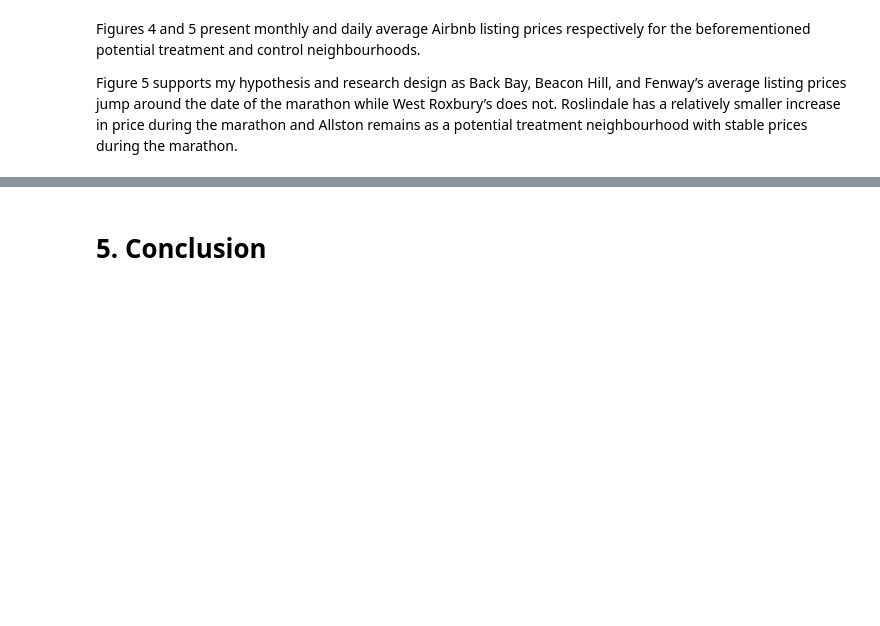
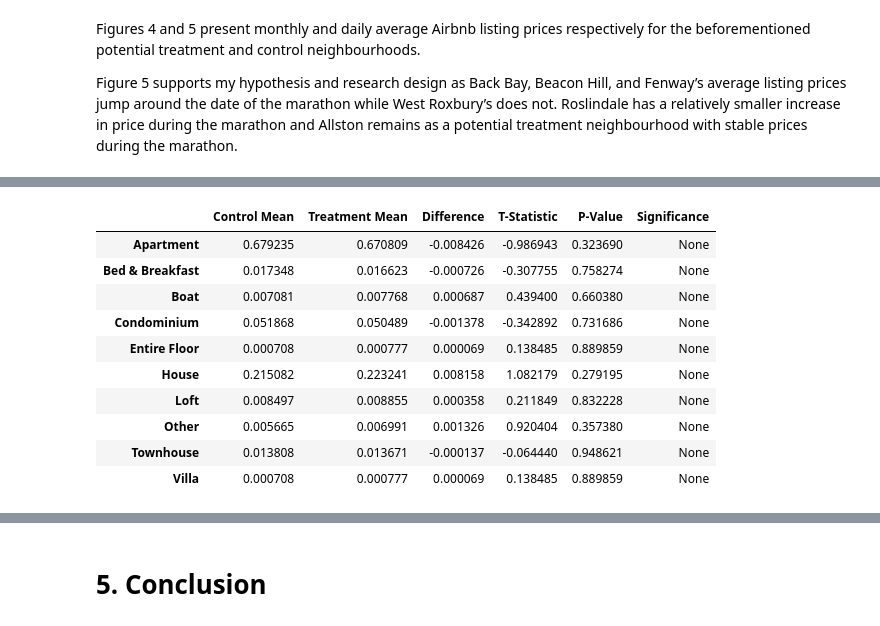
Before and after one commit to ECO225-W2025/eco225-project-code-easteli, a Jupyter notebook: ProjectEliEaston.ipynb, the cells around one changed output, grey strips where cells are left out. Cells and saved outputs as stored; diff of their text form; code cells hidden in the pictures; blank space fills up the shorter version.

```diff
--- a/ProjectEliEaston.ipynb
+++ b/ProjectEliEaston.ipynb
@@ -861,0 +1164,45 @@ plt.show()
+# %%
+control = reg1_temp[reg1_temp["treatment"] == 0]
+treatment = reg1_temp[reg1_temp["treatment"] == 1]
+
+regressors = ['Apartment', 'Bed & Breakfast', 'Boat', 'Condominium', 'Entire Floor',
+       'House', 'Loft', 'Other', 'Townhouse', 'Villa']
+
+#Create empty dictionary which will store final results
+results = {}
+
+#Create for loop, which will loop through regressors list
+for regressor in regressors:
+
+    regressor_control = control[regressor]
+    regressor_treatment = treatment[regressor]
+
+    t_stat, p_value = stats.ttest_ind(regressor_treatment, regressor_control, equal_var=False)
+
+    significance = "***" if p_value < 0.01 else "**" if p_value < 0.05 else "*" if p_value < 0.1 else "None"
+
+    results[regressor] = {
+        "Control Mean": regressor_control.mean(),
+        "Treatment Mean": regressor_treatment.mean(),
+        "Difference": regressor_treatment.mean() - regressor_control.mean(),
+        "T-Statistic": t_stat,
+        "P-Value": p_value,
+        "Significance": significance
+    }
+
+#.from_dict documentation: https://pandas.pydata.org/docs/reference/api/pandas.DataFrame.from_dict.html
+final_frame = pd.DataFrame.from_dict(results, orient="index")
+
+final_frame
+# %% [output]
+|  | Control Mean | Treatment Mean | Difference | T-Statistic | P-Value | Significance |
+| Apartment | 0.679235 | 0.670809 | -0.008426 | -0.986943 | 0.323690 | None |
+| Bed & Breakfast | 0.017348 | 0.016623 | -0.000726 | -0.307755 | 0.758274 | None |
+| Boat | 0.007081 | 0.007768 | 0.000687 | 0.439400 | 0.660380 | None |
+| Condominium | 0.051868 | 0.050489 | -0.001378 | -0.342892 | 0.731686 | None |
+| Entire Floor | 0.000708 | 0.000777 | 0.000069 | 0.138485 | 0.889859 | None |
+| House | 0.215082 | 0.223241 | 0.008158 | 1.082179 | 0.279195 | None |
+| Loft | 0.008497 | 0.008855 | 0.000358 | 0.211849 | 0.832228 | None |
+| Other | 0.005665 | 0.006991 | 0.001326 | 0.920404 | 0.357380 | None |
+| Townhouse | 0.013808 | 0.013671 | -0.000137 | -0.064440 | 0.948621 | None |
+| Villa | 0.000708 | 0.000777 | 0.000069 | 0.138485 | 0.889859 | None |
```
Also changed, not shown: parts of 14 cells of this notebook.
